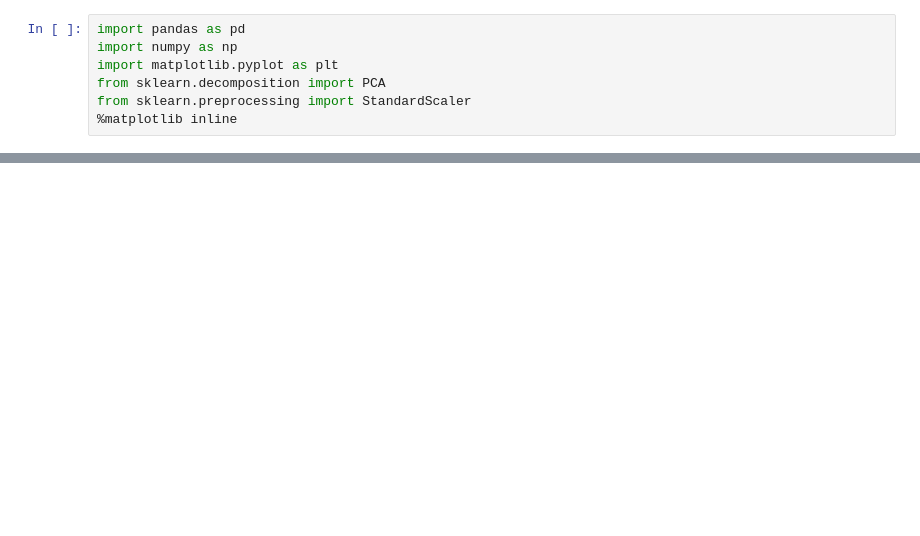
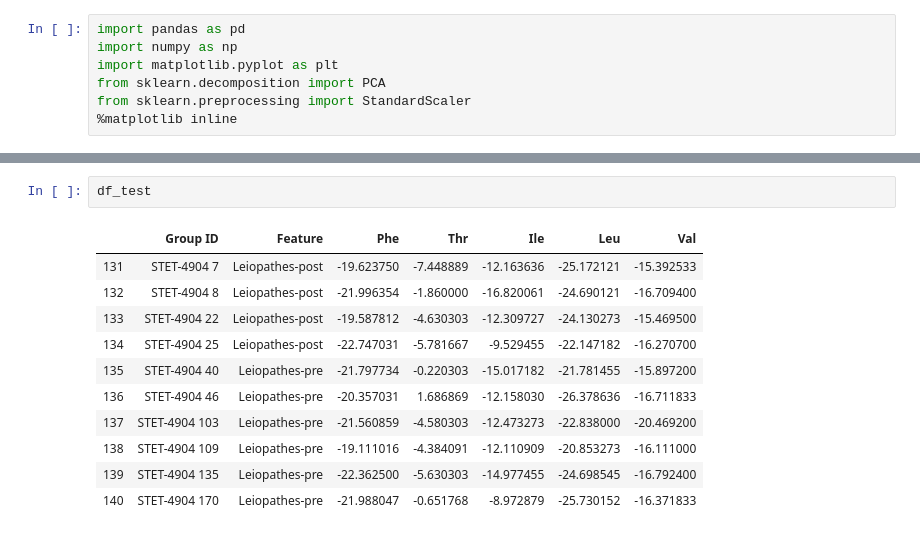
Before and after one commit to johntamu/seus-python, a Jupyter notebook: Isotopic fingerprinting-d13C.ipynb, the cells around one changed output, grey strips where cells are left out. Cells and saved outputs as stored; diff of their text form; blank space fills up the shorter version.

```diff
--- a/Isotopic fingerprinting-d13C.ipynb
+++ b/Isotopic fingerprinting-d13C.ipynb
@@ -44,0 +73,14 @@ df
+# %%
+df_test
+# %% [output]
+|  | Group ID | Feature | Phe | Thr | Ile | Leu | Val |
+| 131 | STET-4904 7 | Leiopathes-post | -19.623750 | -7.448889 | -12.163636 | -25.172121 | -15.392533 |
+| 132 | STET-4904 8 | Leiopathes-post | -21.996354 | -1.860000 | -16.820061 | -24.690121 | -16.709400 |
+| 133 | STET-4904 22 | Leiopathes-post | -19.587812 | -4.630303 | -12.309727 | -24.130273 | -15.469500 |
+| 134 | STET-4904 25 | Leiopathes-post | -22.747031 | -5.781667 | -9.529455 | -22.147182 | -16.270700 |
+| 135 | STET-4904 40 | Leiopathes-pre | -21.797734 | -0.220303 | -15.017182 | -21.781455 | -15.897200 |
+| 136 | STET-4904 46 | Leiopathes-pre | -20.357031 | 1.686869 | -12.158030 | -26.378636 | -16.711833 |
+| 137 | STET-4904 103 | Leiopathes-pre | -21.560859 | -4.580303 | -12.473273 | -22.838000 | -20.469200 |
+| 138 | STET-4904 109 | Leiopathes-pre | -19.111016 | -4.384091 | -12.110909 | -20.853273 | -16.111000 |
+| 139 | STET-4904 135 | Leiopathes-pre | -22.362500 | -5.630303 | -14.977455 | -24.698545 | -16.792400 |
+| 140 | STET-4904 170 | Leiopathes-pre | -21.988047 | -0.651768 | -8.972879 | -25.730152 | -16.371833 |
```
Also changed, not shown: parts of 11 cells of this notebook, 1 other file.
